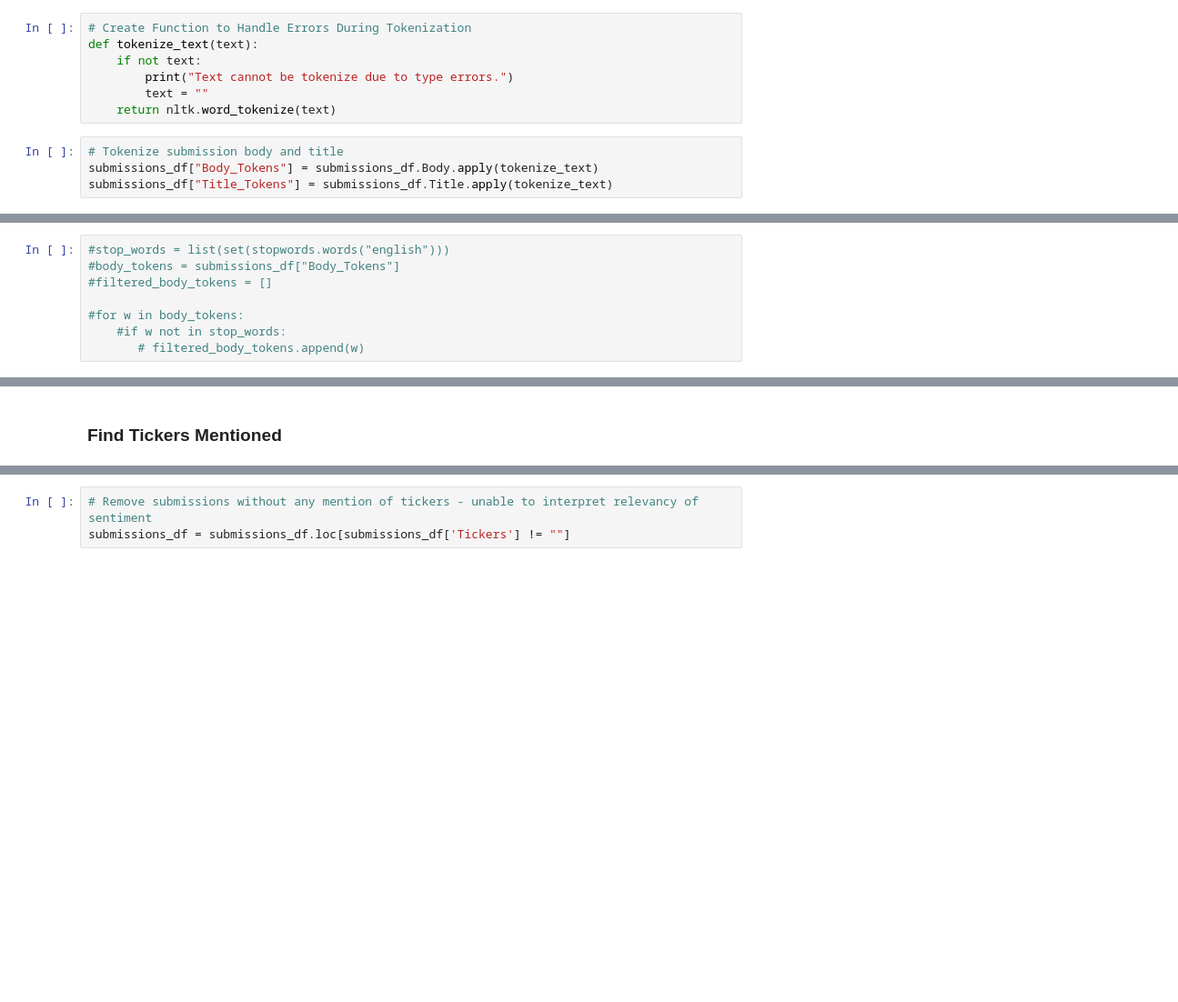
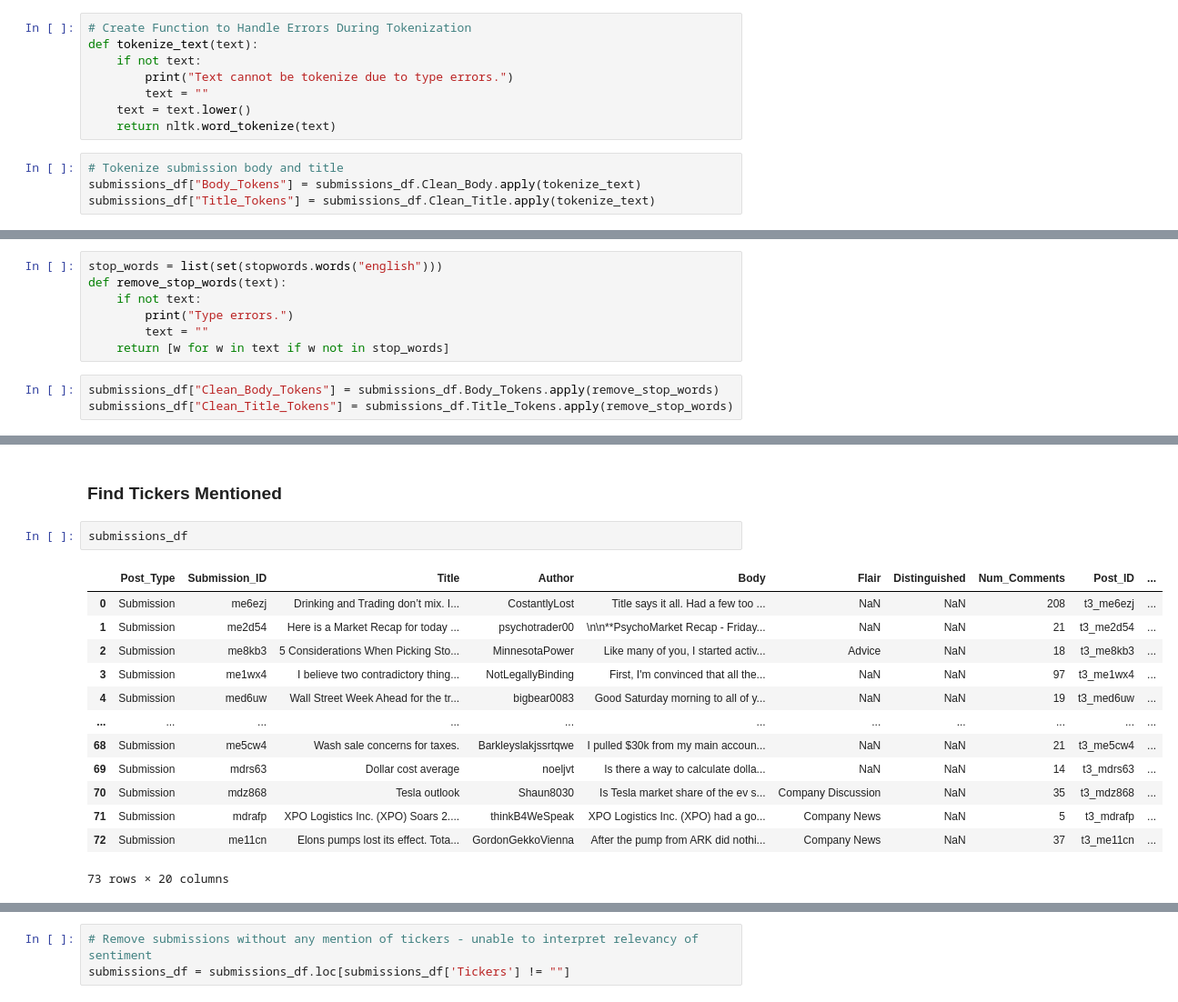
Before and after one commit to MadisonL19/reddit_ticker_analysis, a Jupyter notebook: model_v2.ipynb, the cells around one changed output, grey strips where cells are left out. Shown: that part at 91% size. Cells and saved outputs as stored; diff of their text form; blank space fills up the shorter version.

```diff
--- a/model_v2.ipynb
+++ b/model_v2.ipynb
@@ -39,10 +54,11 @@ def tokenize_text(text):
     if not text:
         print("Text cannot be tokenize due to type errors.")
         text = ""
+    text = text.lower()
     return nltk.word_tokenize(text)
 # %%
 # Tokenize submission body and title
-submissions_df["Body_Tokens"] = submissions_df.Body.apply(tokenize_text)
-submissions_df["Title_Tokens"] = submissions_df.Title.apply(tokenize_text)
+submissions_df["Body_Tokens"] = submissions_df.Clean_Body.apply(tokenize_text)
+submissions_df["Title_Tokens"] = submissions_df.Clean_Title.apply(tokenize_text)
 # %%
 # Tokenize comments
@@ -67,13 +87,15 @@ for ticker in tickers:
                 new_name = new_name + " " + word
     ticker.name = new_name
 # %%
-#stop_words = list(set(stopwords.words("english")))
-#body_tokens = submissions_df["Body_Tokens"]
-#filtered_body_tokens = []
-
-#for w in body_tokens:
-    #if w not in stop_words:
-       # filtered_body_tokens.append(w)
+stop_words = list(set(stopwords.words("english")))
+def remove_stop_words(text):
+    if not text:
+        print("Type errors.")
+        text = ""
+    return [w for w in text if w not in stop_words]
+# %%
+submissions_df["Clean_Body_Tokens"] = submissions_df.Body_Tokens.apply(remove_stop_words)
+submissions_df["Clean_Title_Tokens"] = submissions_df.Title_Tokens.apply(remove_stop_words)
 # %%
 # Create TF-IDF matrix using SciKit-Learn
 #from sklearn.feature_extraction.text import TfidfVectorizer
@@ -86,6 +108,22 @@ for ticker in tickers:
 #submissions_df['Title_Words'] = submissions_df.Title.str.replace("'", "").str.strip().str.split('[\W_]+')
 # %% [markdown]
 ### Find Tickers Mentioned
+# %%
+submissions_df
+# %% [output]
+|  | Post_Type | Submission_ID | Title | Author | Body | Flair | Distinguished | Num_Comments | Post_ID | ... |
+| 0 | Submission | me6ezj | Drinking and Trading don’t mix. I... | CostantlyLost | Title says it all. Had a few too ... | NaN | NaN | 208 | t3_me6ezj | ... |
+| 1 | Submission | me2d54 | Here is a Market Recap for today ... | psychotrader00 | \n\n**PsychoMarket Recap - Friday... | NaN | NaN | 21 | t3_me2d54 | ... |
+| 2 | Submission | me8kb3 | 5 Considerations When Picking Sto... | MinnesotaPower | Like many of you, I started activ... | Advice | NaN | 18 | t3_me8kb3 | ... |
+| 3 | Submission | me1wx4 | I believe two contradictory thing... | NotLegallyBinding | First, I'm convinced that all the... | NaN | NaN | 97 | t3_me1wx4 | ... |
+| 4 | Submission | med6uw | Wall Street Week Ahead for the tr... | bigbear0083 | Good Saturday morning to all of y... | NaN | NaN | 19 | t3_med6uw | ... |
+| ... | ... | ... | ... | ... | ... | ... | ... | ... | ... | ... |
+| 68 | Submission | me5cw4 | Wash sale concerns for taxes. | Barkleyslakjssrtqwe | I pulled $30k from my main accoun... | NaN | NaN | 21 | t3_me5cw4 | ... |
+| 69 | Submission | mdrs63 | Dollar cost average | noeljvt | Is there a way to calculate dolla... | NaN | NaN | 14 | t3_mdrs63 | ... |
+| 70 | Submission | mdz868 | Tesla outlook | Shaun8030 | Is Tesla market share of the ev s... | Company Discussion | NaN | 35 | t3_mdz868 | ... |
+| 71 | Submission | mdrafp | XPO Logistics Inc. (XPO) Soars 2.... | thinkB4WeSpeak | XPO Logistics Inc. (XPO) had a go... | Company News | NaN | 5 | t3_mdrafp | ... |
+| 72 | Submission | me11cn | Elons pumps lost its effect. Tota... | GordonGekkoVienna | After the pump from ARK did nothi... | Company News | NaN | 37 | t3_me11cn | ... |
+73 rows × 20 columns
 # %%
 # Tag all tickers found in array of words for each post
 submissions_df["Tickers"] = ""
```
Also changed, not shown: parts of 23 cells of this notebook.
